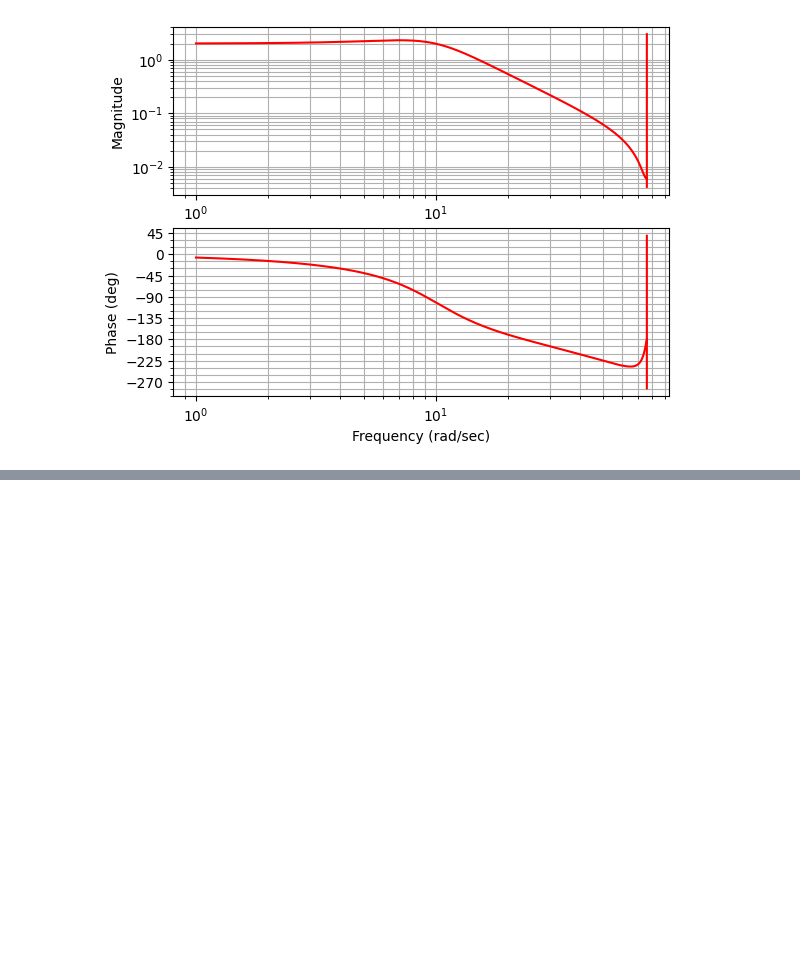
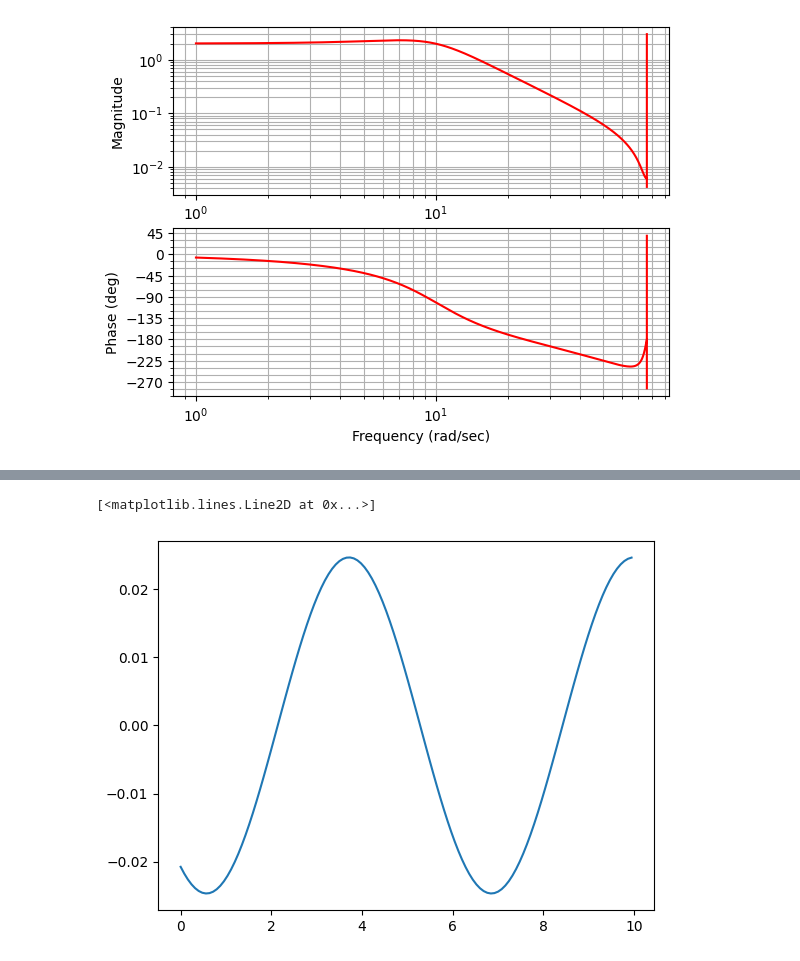
Before and after one commit to JoaoYukio/PCO119, a Jupyter notebook: Atividade 3/Atividade3.ipynb, the cells around one changed output, grey strips where cells are left out. Saved outputs shown, nothing was run; the diff lists cells and outputs as text; code cells hidden in the pictures; blank space fills up the shorter version.

```diff
--- a/Atividade 3/Atividade3.ipynb
+++ b/Atividade 3/Atividade3.ipynb
@@ -69,0 +134,15 @@ plt.plot(youtz, T2, color = 'red')
+# %%
+freq = 90 #rad/s
+f = freq /(2*180*np.pi)
+shift = phase_rad[10*freq]
+time = np.arange(0, 10, f)
+sinal=[]
+ganho = mag[10*freq]
+for t in time:
+    sinal.append(ganho*np.sin(t-shift))
+
+
+plt.plot(time, sinal)
+# %% [output]
+[<matplotlib.lines.Line2D at 0x...>]
+[figure, added]
```
Also changed, not shown: parts of 16 cells of this notebook.
